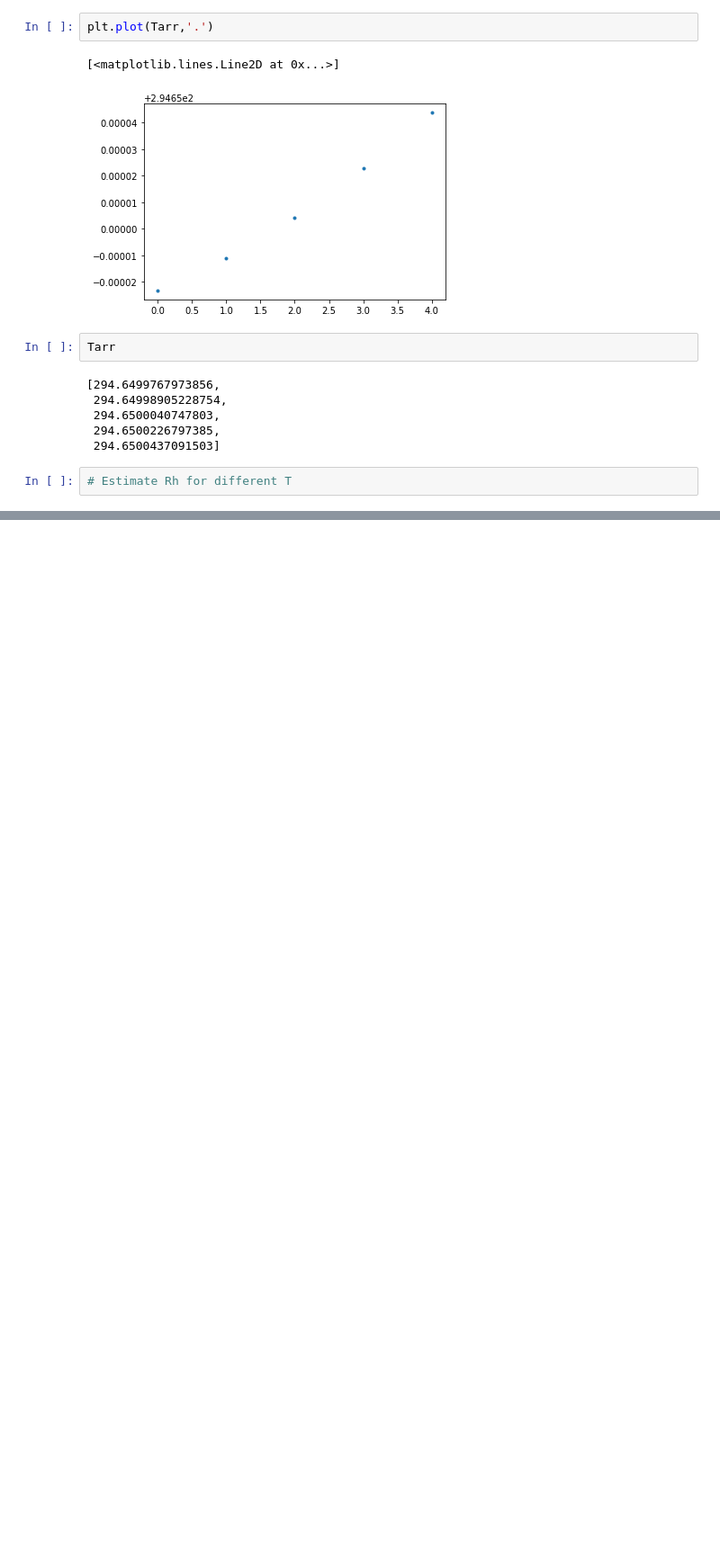
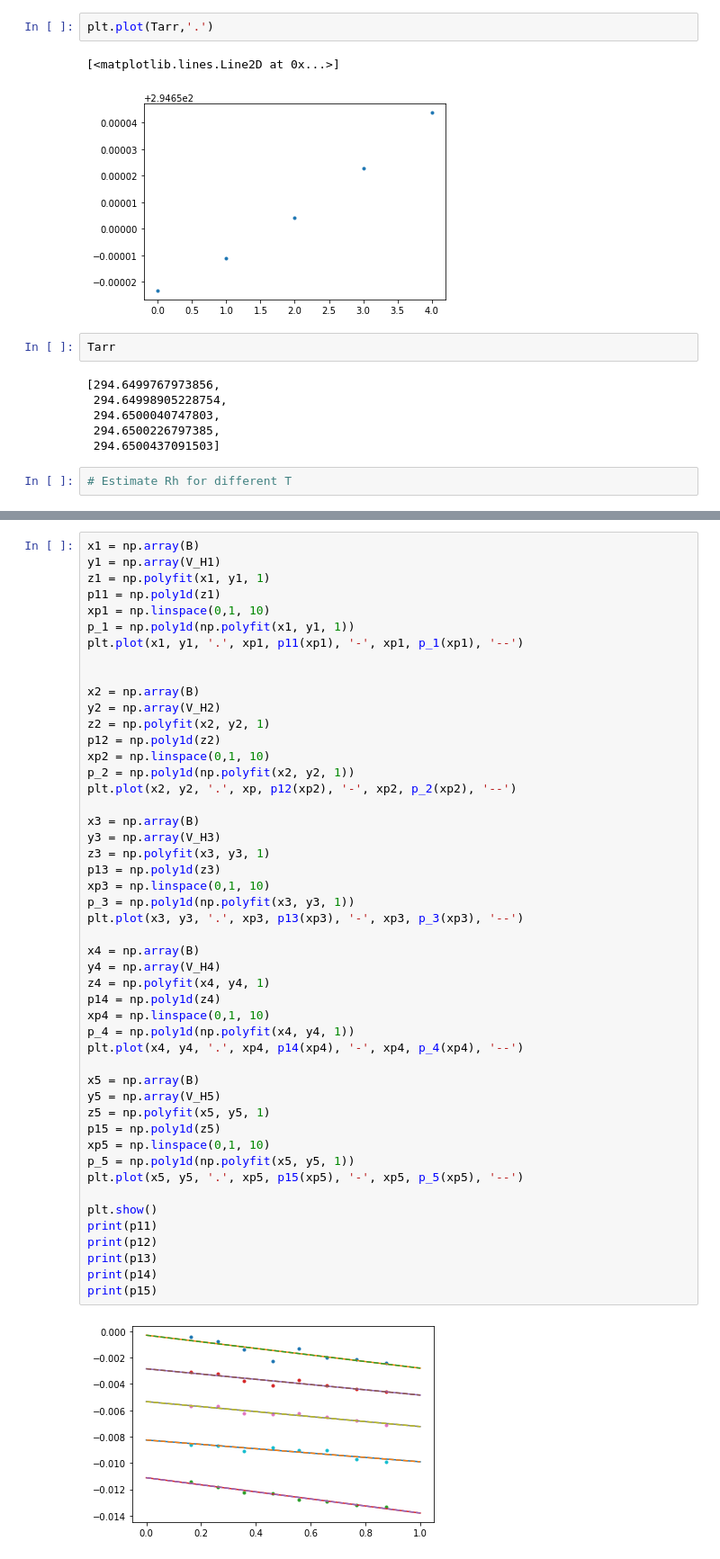
Before and after one commit to Raiziel/Experimental-Physics-Python-Projects, a Jupyter notebook: Hall Effect.ipynb, the cells around one changed output, grey strips where cells are left out. Shown at 90% size. Cells and saved outputs as stored; diff of their text form; blank space fills up the shorter version.

```diff
--- a/Hall Effect.ipynb
+++ b/Hall Effect.ipynb
@@ -119,0 +150,50 @@ Tarr
+# %%
+x1 = np.array(B)
+y1 = np.array(V_H1)
+z1 = np.polyfit(x1, y1, 1)
+p11 = np.poly1d(z1)
+xp1 = np.linspace(0,1, 10)
+p_1 = np.poly1d(np.polyfit(x1, y1, 1))
+plt.plot(x1, y1, '.', xp1, p11(xp1), '-', xp1, p_1(xp1), '--')
+
+
+x2 = np.array(B)
+y2 = np.array(V_H2)
+z2 = np.polyfit(x2, y2, 1)
+p12 = np.poly1d(z2)
+xp2 = np.linspace(0,1, 10)
+p_2 = np.poly1d(np.polyfit(x2, y2, 1))
+plt.plot(x2, y2, '.', xp, p12(xp2), '-', xp2, p_2(xp2), '--')
+
+x3 = np.array(B)
+y3 = np.array(V_H3)
+z3 = np.polyfit(x3, y3, 1)
+p13 = np.poly1d(z3)
+xp3 = np.linspace(0,1, 10)
+p_3 = np.poly1d(np.polyfit(x3, y3, 1))
+plt.plot(x3, y3, '.', xp3, p13(xp3), '-', xp3, p_3(xp3), '--')
+
+x4 = np.array(B)
+y4 = np.array(V_H4)
+z4 = np.polyfit(x4, y4, 1)
+p14 = np.poly1d(z4)
+xp4 = np.linspace(0,1, 10)
+p_4 = np.poly1d(np.polyfit(x4, y4, 1))
+plt.plot(x4, y4, '.', xp4, p14(xp4), '-', xp4, p_4(xp4), '--')
+
+x5 = np.array(B)
+y5 = np.array(V_H5)
+z5 = np.polyfit(x5, y5, 1)
+p15 = np.poly1d(z5)
+xp5 = np.linspace(0,1, 10)
+p_5 = np.poly1d(np.polyfit(x5, y5, 1))
+plt.plot(x5, y5, '.', xp5, p15(xp5), '-', xp5, p_5(xp5), '--')
+
+plt.show()
+print(p11)
+print(p12)
+print(p13)
+print(p14)
+print(p15)
+# %% [output]
+[figure, added]
```
Also changed, not shown: parts of 17 cells of this notebook.
